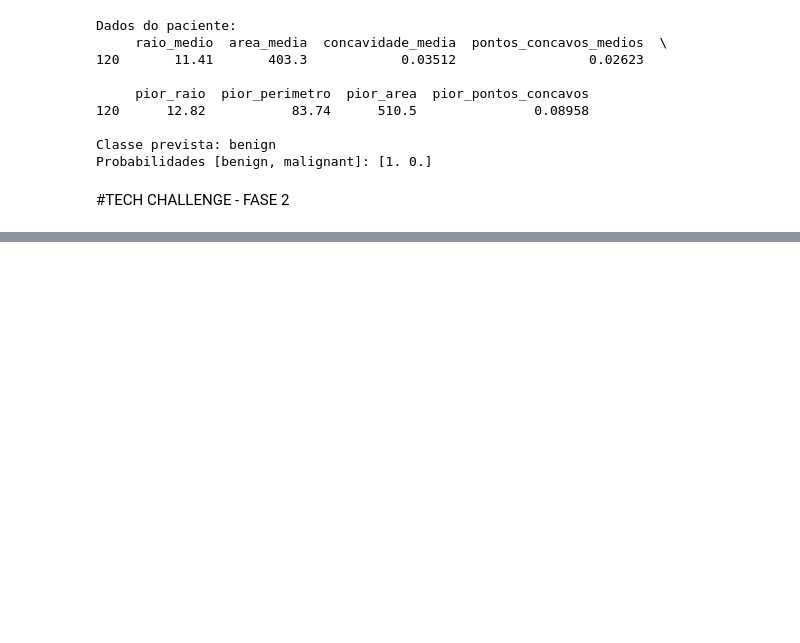
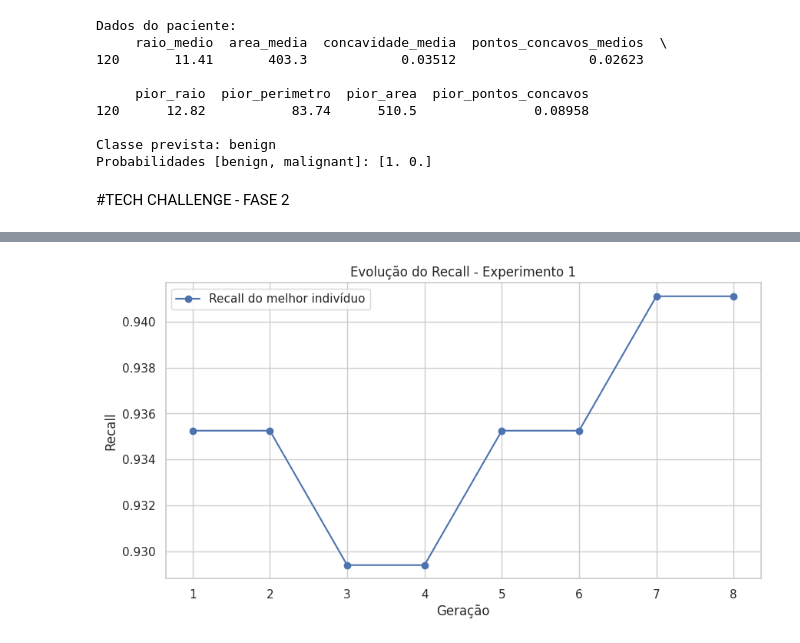
Before and after one commit to mvaraujo1977/Cancer-Mama-Machine-Learning, a Jupyter notebook: Cancer_de_Mama.ipynb, the cells around one changed output, grey strips where cells are left out. Saved outputs shown, nothing was run; the diff lists cells and outputs as text; code cells hidden in the pictures; blank space fills up the shorter version.

```diff
--- a/Cancer_de_Mama.ipynb
+++ b/Cancer_de_Mama.ipynb
@@ -745,0 +703,23 @@ plt.show()
+# %%
+# ============================================================
+# 20) GRÁFICO DE EVOLUÇÃO DO RECALL - EXPERIMENTO 1
+# ============================================================
+
+historico_exp1 = pd.DataFrame(resultado_exp1["historico"])
+
+plt.figure(figsize=(10, 5))
+plt.plot(
+    historico_exp1["geracao"],
+    historico_exp1["recall"],
+    marker="o",
+    label="Recall do melhor indivíduo"
+)
+
+plt.title("Evolução do Recall - Experimento 1")
+plt.xlabel("Geração")
+plt.ylabel("Recall")
+plt.legend()
+plt.grid(True)
+plt.show()
+# %% [output]
+[figure, added]
```
Also changed, not shown: parts of 8 cells of this notebook.
